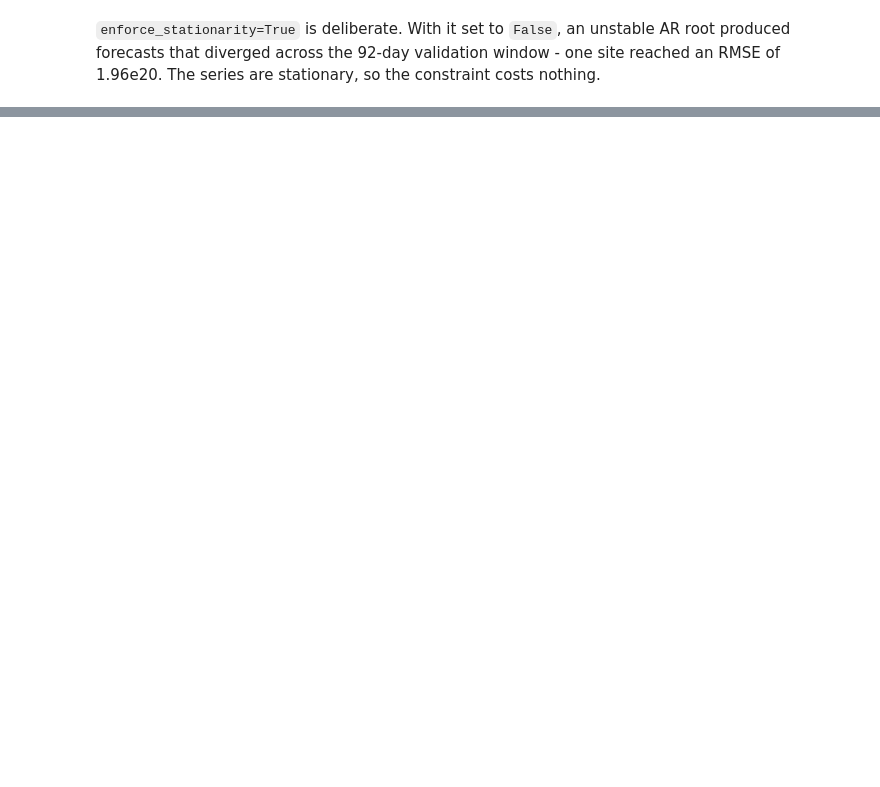
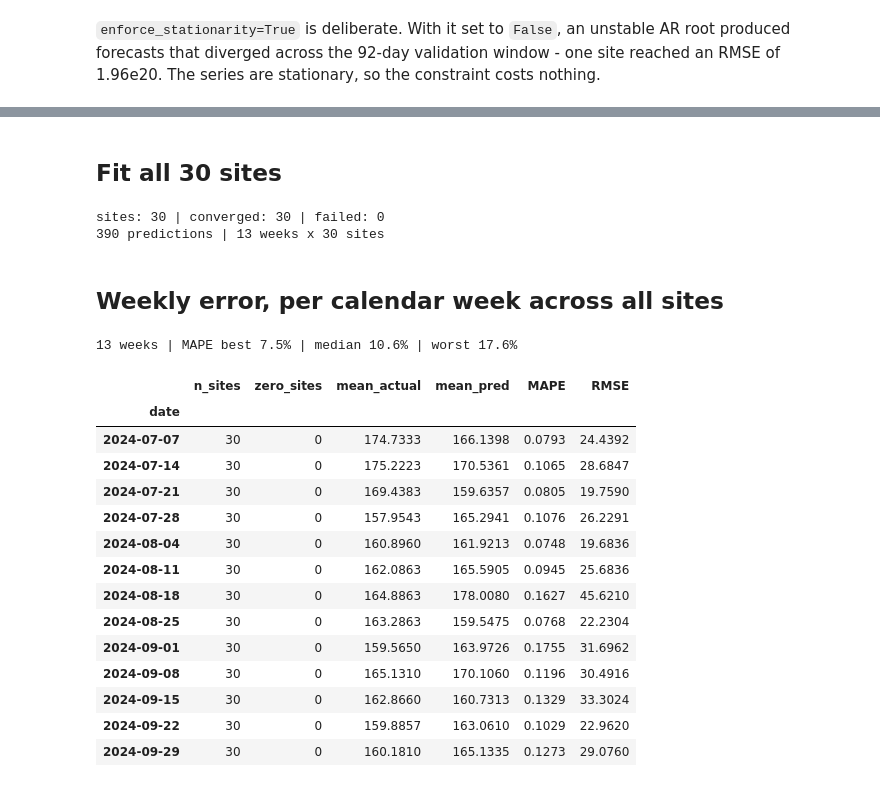
Before and after one commit to Olamideoo/MIG_Cement_Demand_Forecasting, a Jupyter notebook: NOTEBOOKS/04_Model_Development.ipynb, the cells around one changed output, grey strips where cells are left out. Cells and saved outputs as stored; diff of their text form; code cells hidden in the pictures; blank space fills up the shorter version.

Commit message:
baseline model based on weekly period

```diff
--- a/NOTEBOOKS/04_Model_Development.ipynb
+++ b/NOTEBOOKS/04_Model_Development.ipynb
@@ -365,0 +593,69 @@ pd.DataFrame({
+# %% [markdown]
+## Fit all 30 sites
+# %%
+models_w, preds_w = {}, []
+
+for site, g_tr in train_w.groupby("site_id"):
+    g_tr = g_tr.set_index("date").asfreq("W")
+    g_te = val_w[val_w.site_id == site].sort_values("date").set_index("date").asfreq("W")
+
+    try:
+        res = SARIMAX(
+            g_tr[TARGET],
+            exog=g_tr[EXOG],
+            order=ORDER_W,
+            seasonal_order=(0, 0, 0, 0),
+            enforce_stationarity=True,
+        ).fit(disp=False)
+        pred = res.predict(start=g_te.index[0], end=g_te.index[-1],
+                           exog=g_te[EXOG]).clip(lower=0)
+    except Exception:
+        res, pred = None, pd.Series(np.nan, index=g_te.index)
+
+    models_w[site] = res
+    preds_w.append(pd.DataFrame({"date": g_te.index, "site_id": site,
+                                 "actual": g_te[TARGET].values, "pred": pred.values}))
+
+fc_w = pd.concat(preds_w, ignore_index=True).dropna(subset=["pred"])
+converged_w = sum(m is not None for m in models_w.values())
+print(f"sites: {len(models_w)} | converged: {converged_w} | failed: {len(models_w) - converged_w}")
+print(f"{len(fc_w):,} predictions | {fc_w.date.nunique()} weeks x {fc_w.site_id.nunique()} sites")
+# %% [output]
+sites: 30 | converged: 30 | failed: 0
+390 predictions | 13 weeks x 30 sites
+# %% [markdown]
+## Weekly error, per calendar week across all sites
+# %%
+fc_w["abs_err"] = (fc_w.actual - fc_w.pred).abs()
+fc_w["sq_err"] = (fc_w.actual - fc_w.pred) ** 2
+fc_w["pct_err"] = np.where(fc_w.actual != 0, fc_w.abs_err / fc_w.actual, np.nan)
+
+per_week = pd.DataFrame({
+    "n_sites": fc_w.groupby("date").size(),
+    "zero_sites": fc_w.groupby("date").pct_err.apply(lambda s: int(s.isna().sum())),
+    "mean_actual": fc_w.groupby("date").actual.mean(),
+    "mean_pred": fc_w.groupby("date").pred.mean(),
+    "MAPE": fc_w.groupby("date").pct_err.mean(),
+    "RMSE": fc_w.groupby("date").sq_err.mean() ** 0.5,
+})
+
+print(f"{len(per_week)} weeks | MAPE best {per_week.MAPE.min():.1%} | "
+      f"median {per_week.MAPE.median():.1%} | worst {per_week.MAPE.max():.1%}")
+per_week.round(4)
+# %% [output]
+13 weeks | MAPE best 7.5% | median 10.6% | worst 17.6%
+|  | n_sites | zero_sites | mean_actual | mean_pred | MAPE | RMSE |
+| date |  |  |  |  |  |  |
+| 2024-07-07 | 30 | 0 | 174.7333 | 166.1398 | 0.0793 | 24.4392 |
+| 2024-07-14 | 30 | 0 | 175.2223 | 170.5361 | 0.1065 | 28.6847 |
+| 2024-07-21 | 30 | 0 | 169.4383 | 159.6357 | 0.0805 | 19.7590 |
+| 2024-07-28 | 30 | 0 | 157.9543 | 165.2941 | 0.1076 | 26.2291 |
+| 2024-08-04 | 30 | 0 | 160.8960 | 161.9213 | 0.0748 | 19.6836 |
+| 2024-08-11 | 30 | 0 | 162.0863 | 165.5905 | 0.0945 | 25.6836 |
+| 2024-08-18 | 30 | 0 | 164.8863 | 178.0080 | 0.1627 | 45.6210 |
+| 2024-08-25 | 30 | 0 | 163.2863 | 159.5475 | 0.0768 | 22.2304 |
+| 2024-09-01 | 30 | 0 | 159.5650 | 163.9726 | 0.1755 | 31.6962 |
+| 2024-09-08 | 30 | 0 | 165.1310 | 170.1060 | 0.1196 | 30.4916 |
+| 2024-09-15 | 30 | 0 | 162.8660 | 160.7313 | 0.1329 | 33.3024 |
+| 2024-09-22 | 30 | 0 | 159.8857 | 163.0610 | 0.1029 | 22.9620 |
+| 2024-09-29 | 30 | 0 | 160.1810 | 165.1335 | 0.1273 | 29.0760 |
```
Also changed, not shown: parts of 44 cells of this notebook.
